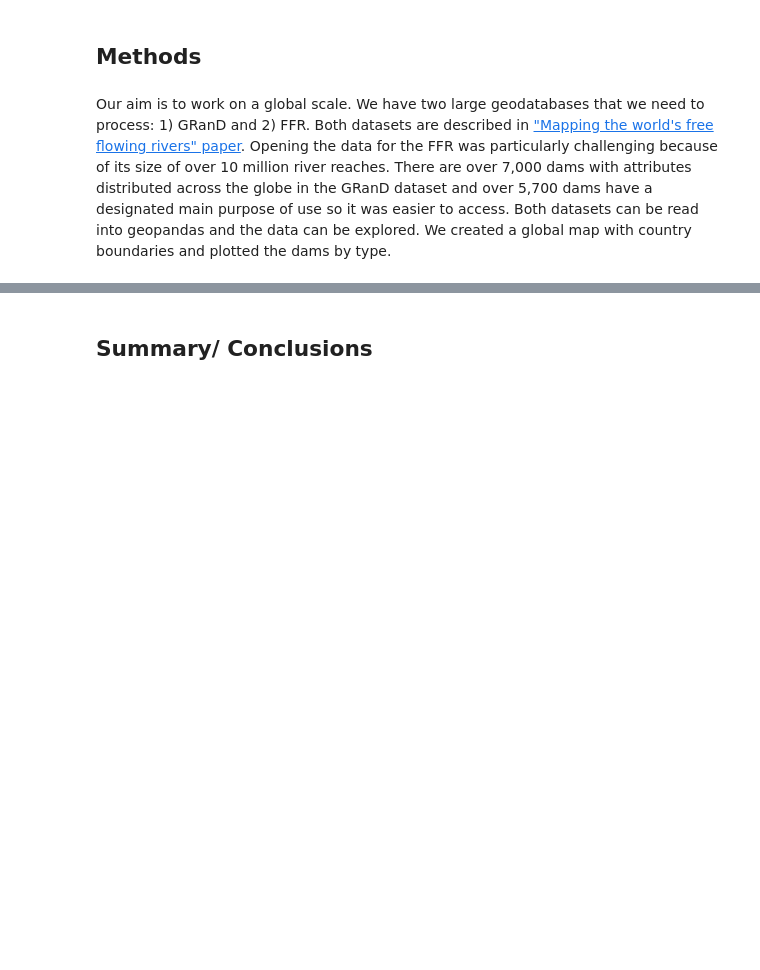
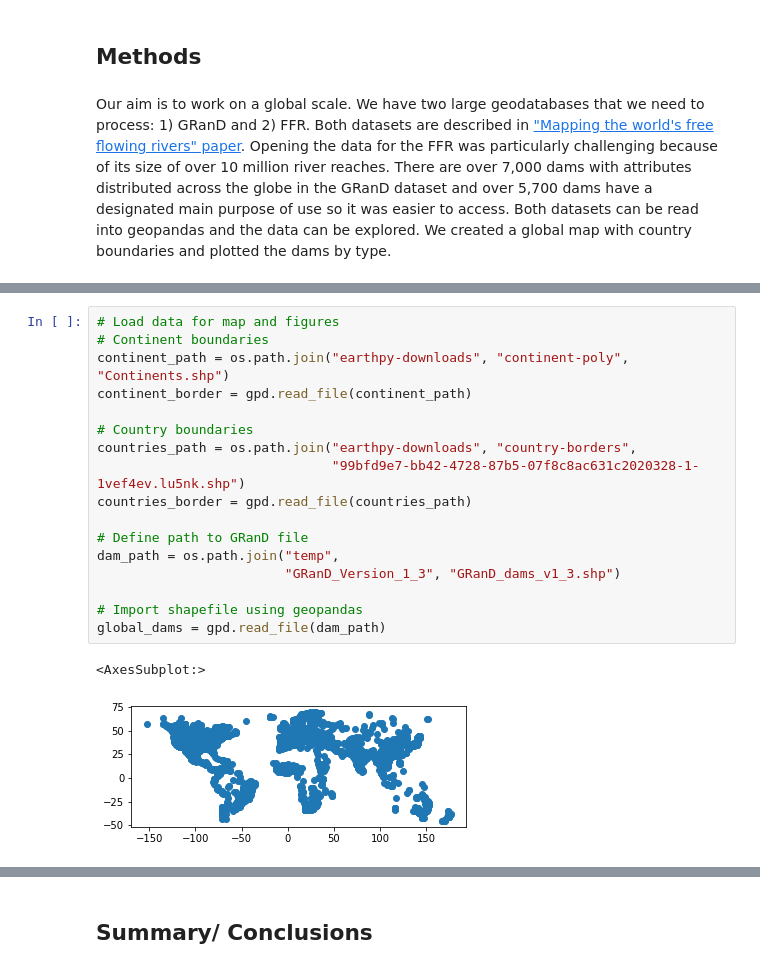
Before and after one commit to brianpinke/ea-2021-final-project-dam-project, a Jupyter notebook: fergus-pinke-rantz.ipynb, the cells around one changed output, grey strips where cells are left out. Saved outputs shown, nothing was run; the diff lists cells and outputs as text; blank space fills up the shorter version.

Commit message:
added river data to original blog

```diff
--- a/fergus-pinke-rantz.ipynb
+++ b/fergus-pinke-rantz.ipynb
@@ -16,3 +77,23 @@ Our aim is to work on a global scale. We have two large geodatabases that we nee
+# %%
+# Load data for map and figures
+# Continent boundaries
+continent_path = os.path.join("earthpy-downloads", "continent-poly", "Continents.shp")
+continent_border = gpd.read_file(continent_path)
+
+# Country boundaries
+countries_path = os.path.join("earthpy-downloads", "country-borders",
+                              "99bfd9e7-bb42-4728-87b5-07f8c8ac631c2020328-1-1vef4ev.lu5nk.shp")
+countries_border = gpd.read_file(countries_path)
+
+# Define path to GRanD file
+dam_path = os.path.join("temp",
+                        "GRanD_Version_1_3", "GRanD_dams_v1_3.shp")
+
+# Import shapefile using geopandas
+global_dams = gpd.read_file(dam_path)
+# %% [output]
+<AxesSubplot:>
+[figure, added]
 # %%
 # Create global map figure of dam types
 
```
Also changed, not shown: parts of 8 cells of this notebook.
